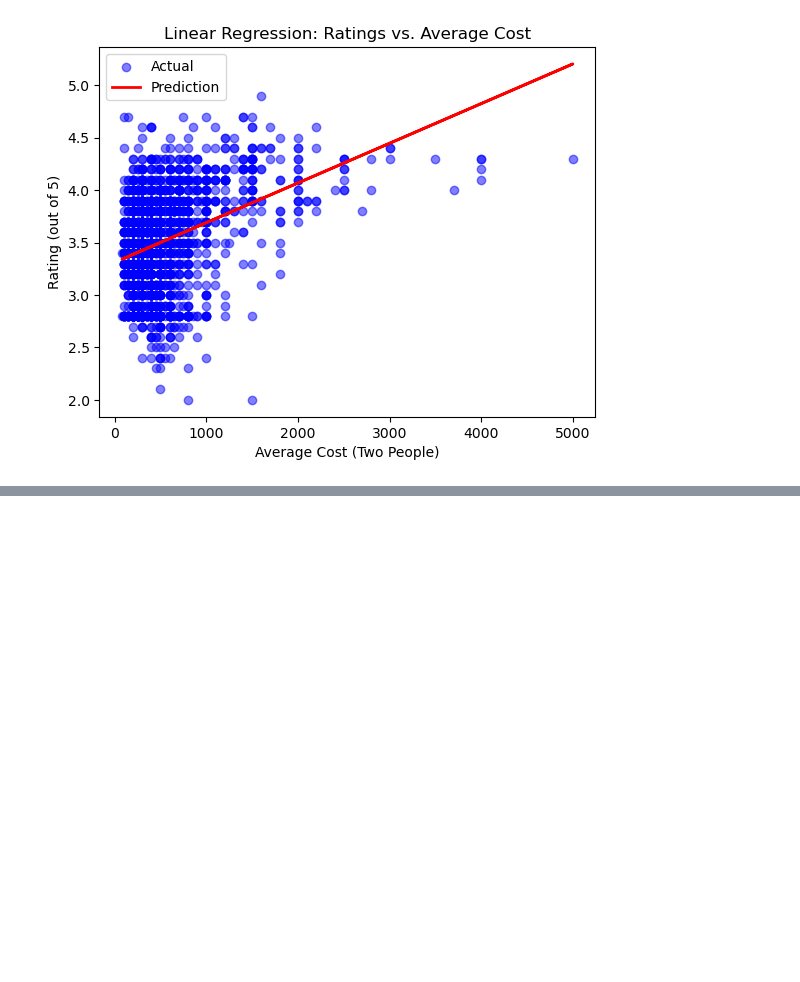
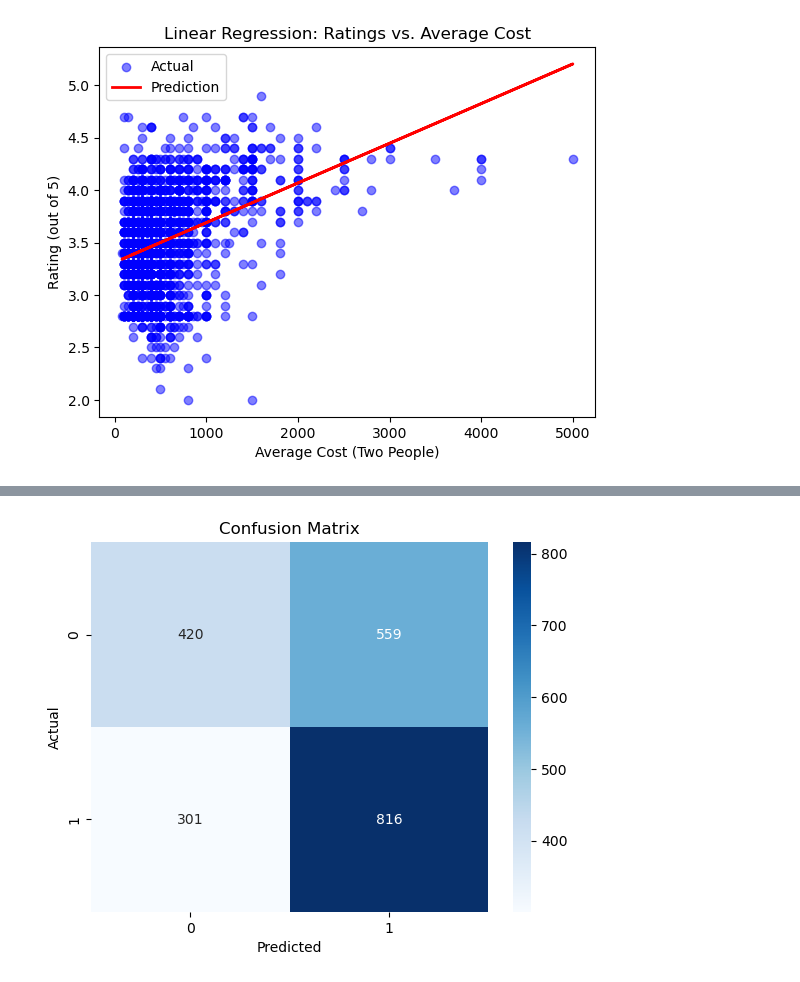
Before and after one commit to RohanAdkine/DEVL_Lab_Assignments_Sem3, a Jupyter notebook: Python_Project.ipynb, the cells around one changed output, grey strips where cells are left out. Drawn from its saved outputs; the diff is of its cells as text; code cells hidden in the pictures; blank space fills up the shorter version.

Commit message:
Added Logistic Regression

```diff
--- a/Python_Project.ipynb
+++ b/Python_Project.ipynb
@@ -329,0 +348,18 @@ Mean Squared Error: 0.1858314975567801
+# %%
+from sklearn.model_selection import train_test_split
+
+# Split the dataset
+X_train, X_test, y_train, y_test = train_test_split(X, y, test_size=0.3, random_state=42, stratify=y)
+# %%
+from sklearn.preprocessing import StandardScaler
+
+# Standardize features
+scaler = StandardScaler()
+X_train = scaler.fit_transform(X_train)
+X_test = scaler.transform(X_test)
+# %%
+from sklearn.linear_model import LogisticRegression
+
+# Train the model
+model = LogisticRegression()
+model.fit(X_train, y_train)
@@ -329,0 +368,14 @@ Mean Squared Error: 0.1858314975567801
+# %%
+from sklearn.metrics import accuracy_score, confusion_matrix, classification_report
+
+# Make predictions
+y_pred = model.predict(X_test)
+
+# Evaluate the model
+accuracy = accuracy_score(y_test, y_pred)
+conf_matrix = confusion_matrix(y_test, y_pred)
+class_report = classification_report(y_test, y_pred)
+
+# Print results
+print(f'Accuracy: {accuracy:.2f}')
+print("Classification Report:\n", class_report)
@@ -329,0 +393,12 @@ Mean Squared Error: 0.1858314975567801
+# %%
+import seaborn as sns
+import matplotlib.pyplot as plt
+
+# Plot confusion matrix
+sns.heatmap(conf_matrix, annot=True, cmap='Blues', fmt='g')
+plt.xlabel('Predicted')
+plt.ylabel('Actual')
+plt.title('Confusion Matrix')
+plt.show()
+# %% [output]
+[figure, added]
```
Also changed, not shown: parts of 4 cells of this notebook.
